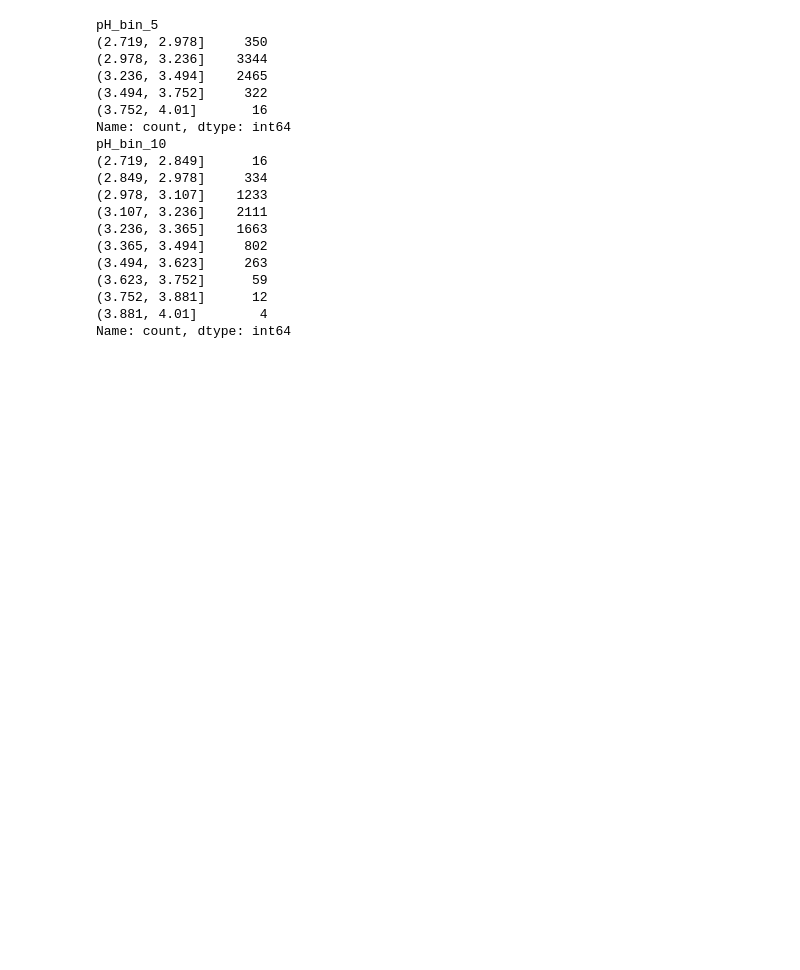
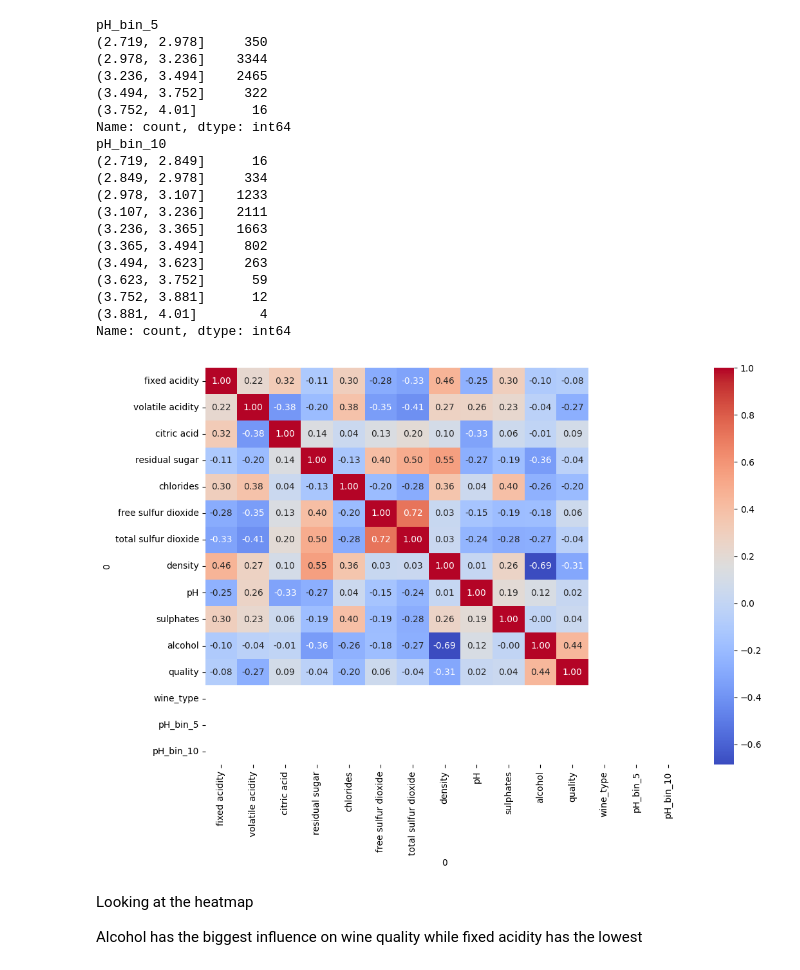
Before and after one commit to Turan10/opg2Bi, a Jupyter notebook: winedata.ipynb, the cells around one changed output. Saved outputs shown, nothing was run; the diff lists cells and outputs as text; code cells hidden in the pictures; blank space fills up the shorter version.

```diff
--- a/winedata.ipynb
+++ b/winedata.ipynb
@@ -421,3 +413,17 @@ pH_bin_10
 (3.752, 3.881]      12
 (3.881, 4.01]        4
 Name: count, dtype: int64
+# %%
+wines = wines.apply(pd.to_numeric, errors='coerce')
+# %%
+correlation_matrix = wines.corr()
+
+plt.figure(figsize=(12, 8))
+sns.heatmap(correlation_matrix, annot=True, cmap='coolwarm', fmt='.2f')
+plt.show()
+# %% [output]
+[figure, added]
+# %% [markdown]
+Looking at the heatmap
+
+Alcohol has the biggest influence on wine quality while fixed acidity has the lowest
```
Also changed, not shown: parts of 12 cells of this notebook.
